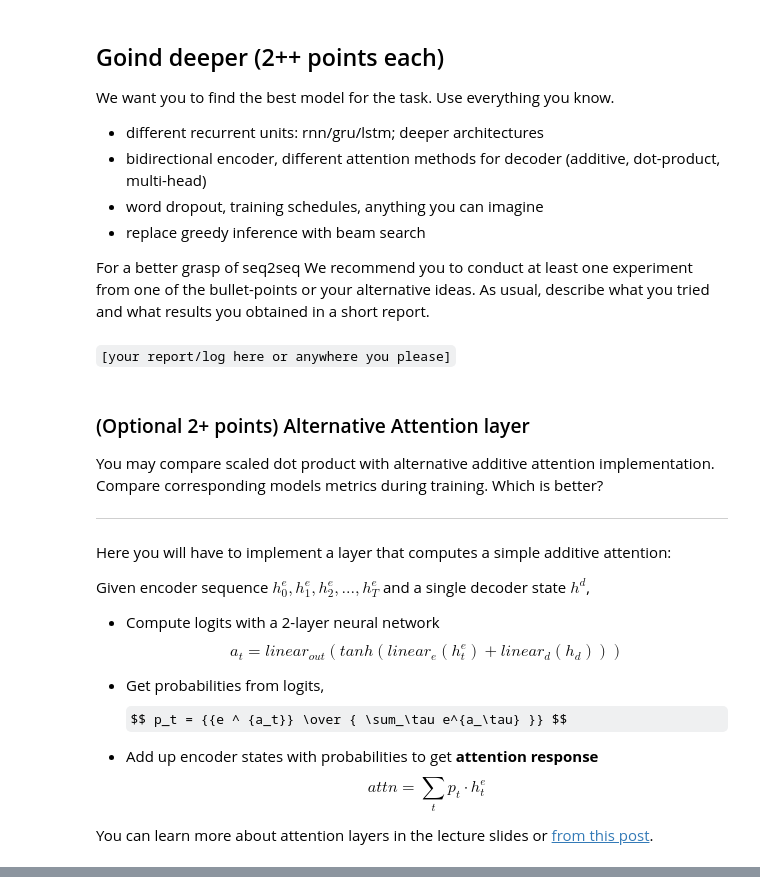
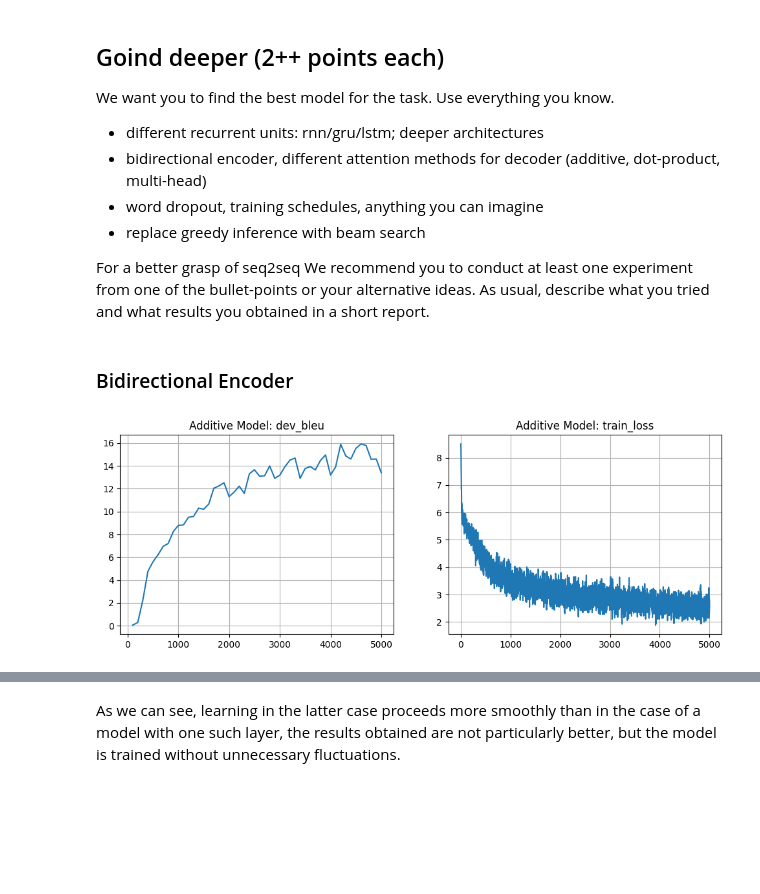
Before and after one commit to AlexDorosh55/Practical_DL, a Jupyter notebook: week08_llm/homework_lm.ipynb, the cells around one changed output, grey strips where cells are left out. Drawn from its saved outputs; the diff is of its cells as text; code cells hidden in the pictures; some formulas as TeX source; blank space fills up the shorter version.

```diff
--- a/week08_llm/homework_lm.ipynb
+++ b/week08_llm/homework_lm.ipynb
@@ -732,24 +918,3 @@ We want you to find the best model for the task. Use everything you know.
 * replace greedy inference with beam search
 
 For a better grasp of seq2seq We recommend you to conduct at least one experiment from one of the bullet-points or your alternative ideas. As usual, describe what you tried and what results you obtained in a short report.
-# %% [markdown]
-`[your report/log here or anywhere you please]`
-# %% [markdown]
-### (Optional 2+ points) Alternative Attention layer
-
-You may compare scaled dot product with alternative additive attention implementation. Compare corresponding models metrics during training. Which is better?
-___
-
-Here you will have to implement a layer that computes a simple additive attention:
-
-Given encoder sequence $ h^e_0, h^e_1, h^e_2, ..., h^e_T$ and a single decoder state $h^d$,
-
-* Compute logits with a 2-layer neural network
-$$a_t = linear_{out}(tanh(linear_{e}(h^e_t) + linear_{d}(h_d)))$$
-* Get probabilities from logits,
-$$ p_t = {{e ^ {a_t}} \over { \sum_\tau e^{a_\tau} }} $$
-
-* Add up encoder states with probabilities to get __attention response__
-$$ attn = \sum_t p_t \cdot h^e_t $$
-
-You can learn more about attention layers in the lecture slides or [from this post](https://distill.pub/2016/augmented-rnns/).
@@ -796,0 +921,2 @@ class AttentionLayer(nn.Module):
+# %% [markdown]
+### Bidirectional Encoder
@@ -796,0 +971,42 @@ class AttentionLayer(nn.Module):
+# %%
+model_bidirectional = BidirectionalAttentiveModel(
+    name="my_bidirectional_model",
+    inp_voc=inp_voc,
+    out_voc=out_voc,
+    emb_size=64,
+    hid_size=128,
+    attn_size=128
+).to(device)
+
+metrics_bidirectional = {'train_loss': [], 'dev_bleu': [] }
+opt = torch.optim.Adam(model_bidirectional.parameters(), lr=1e-3)
+batch_size = 32
+
+
+for _ in trange(5000):
+    step = len(metrics_bidirectional['train_loss']) + 1
+    batch_ix = np.random.randint(len(train_inp), size=batch_size)
+    batch_inp = inp_voc.to_matrix(train_inp[batch_ix]).to(device)
+    batch_out = out_voc.to_matrix(train_out[batch_ix]).to(device)
+
+    opt.zero_grad()
+    loss_t = compute_loss(model_bidirectional, batch_inp, batch_out)
+    loss_t.backward()
+    opt.step()
+
+    metrics_bidirectional['train_loss'].append((step, loss_t.item()))
+
+    if step % 100 == 0:
+        metrics_bidirectional['dev_bleu'].append((step, compute_bleu(model_bidirectional, dev_inp, dev_out)))
+
+        clear_output(True)
+        plt.figure(figsize=(12,4))
+        for i, (name, history) in enumerate(sorted(metrics_bidirectional.items())):
+            plt.subplot(1, len(metrics_bidirectional), i + 1)
+            plt.title(f"Additive Model: {name}")
+            plt.plot(*zip(*history))
+            plt.grid()
+        plt.show()
+        print("Mean loss=%.3f" % np.mean(metrics_bidirectional['train_loss'][-10:], axis=0)[1], flush=True)
+# %% [output]
+[figure, added]
@@ -796,0 +1014,2 @@ class AttentionLayer(nn.Module):
+# %% [markdown]
+As we can see, learning in the latter case proceeds more smoothly than in the case of a model with one such layer, the results obtained are not particularly better, but the model is trained without unnecessary fluctuations.
```
Also changed, not shown: parts of 21 cells of this notebook.
